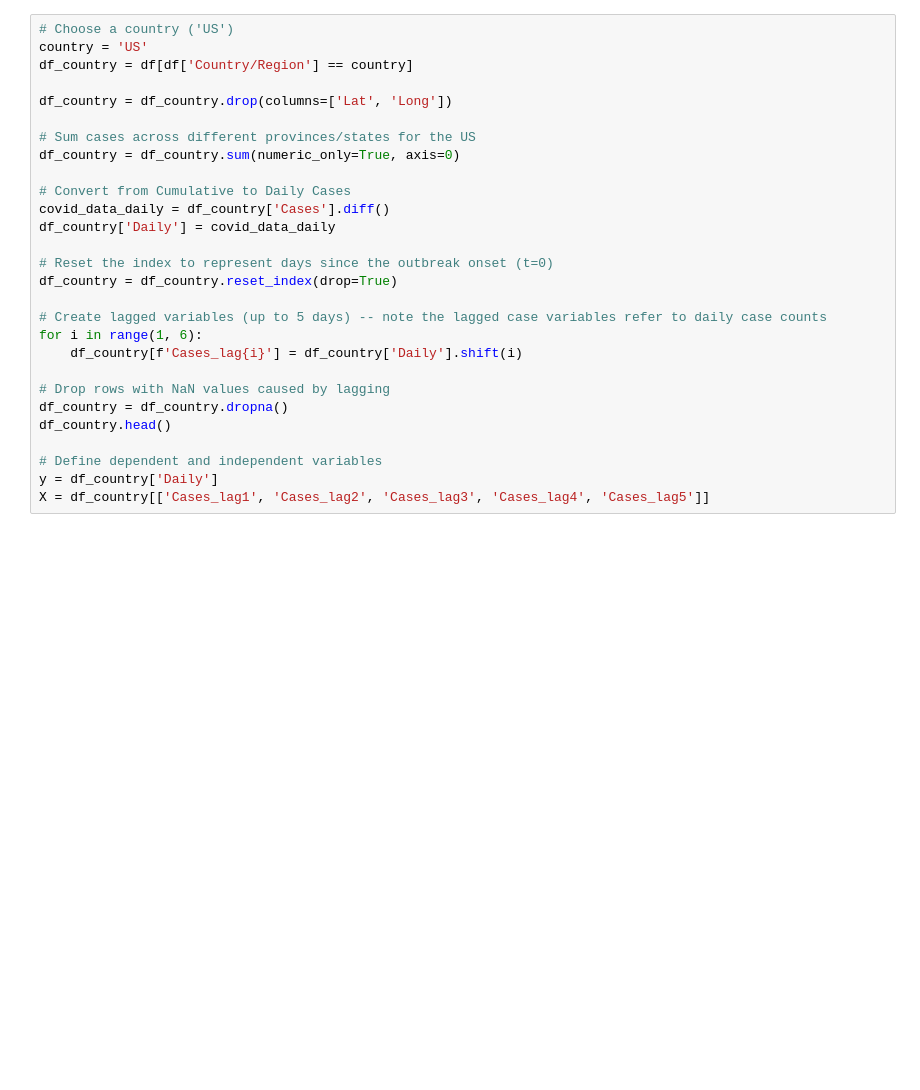
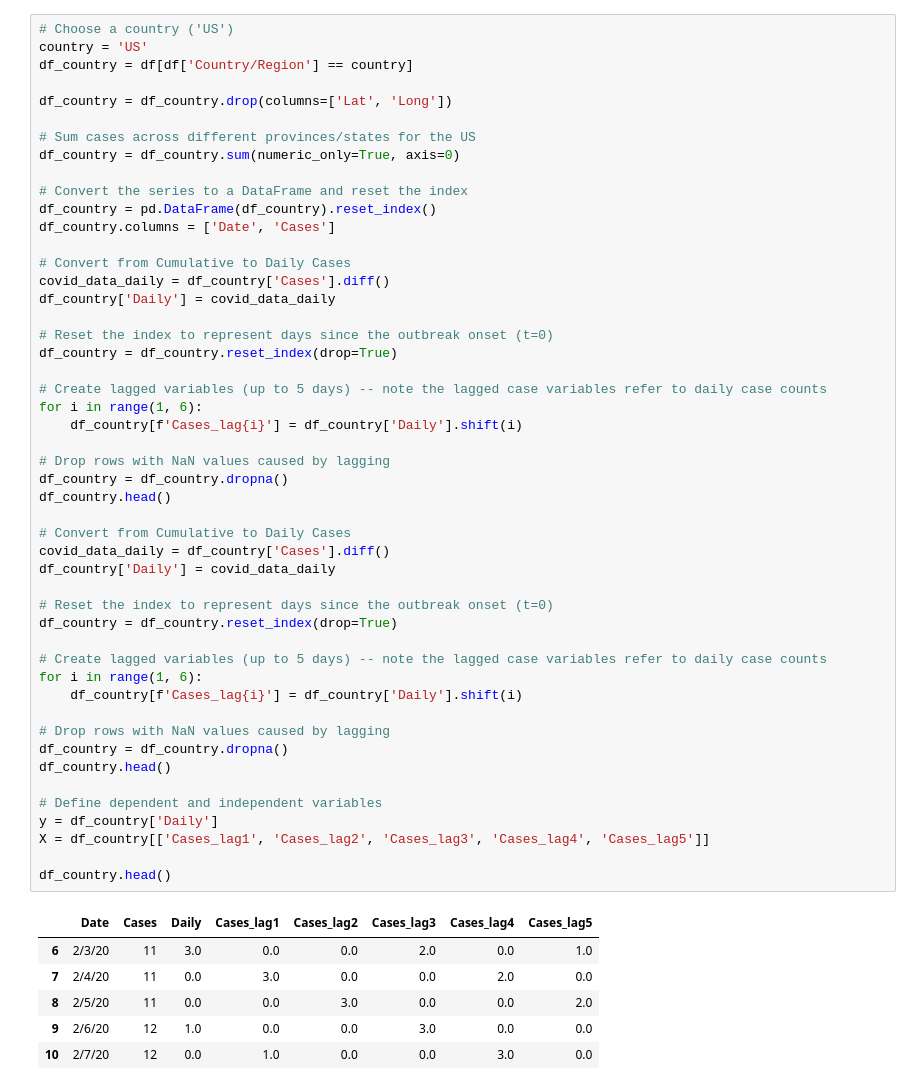
Before and after one commit to jferri3/ds4ph-team2-hw9, a Jupyter notebook: hw9.ipynb, the cells around one changed output. Saved outputs shown, nothing was run; the diff lists cells and outputs as text; blank space fills up the shorter version.

Commit message:
fix data import

```diff
--- a/hw9.ipynb
+++ b/hw9.ipynb
@@ -14,28 +19,56 @@ ModuleNotFoundError: No module named 'torch'
 # %%
 # Choose a country ('US')
 country = 'US'
 df_country = df[df['Country/Region'] == country]
 
 df_country = df_country.drop(columns=['Lat', 'Long'])
 
 # Sum cases across different provinces/states for the US
 df_country = df_country.sum(numeric_only=True, axis=0)
+
+# Convert the series to a DataFrame and reset the index
+df_country = pd.DataFrame(df_country).reset_index()
+df_country.columns = ['Date', 'Cases']
+
+# Convert from Cumulative to Daily Cases
+covid_data_daily = df_country['Cases'].diff()
+df_country['Daily'] = covid_data_daily
+
+# Reset the index to represent days since the outbreak onset (t=0)
+df_country = df_country.reset_index(drop=True)
+
+# Create lagged variables (up to 5 days) -- note the lagged case variables refer to daily case counts
+for i in range(1, 6):
+    df_country[f'Cases_lag{i}'] = df_country['Daily'].shift(i)
+
+# Drop rows with NaN values caused by lagging
+df_country = df_country.dropna()
+df_country.head()
 
 # Convert from Cumulative to Daily Cases
 covid_data_daily = df_country['Cases'].diff()
 df_country['Daily'] = covid_data_daily
 
 # Reset the index to represent days since the outbreak onset (t=0)
 df_country = df_country.reset_index(drop=True)
 
 # Create lagged variables (up to 5 days) -- note the lagged case variables refer to daily case counts
 for i in range(1, 6):
     df_country[f'Cases_lag{i}'] = df_country['Daily'].shift(i)
 
 # Drop rows with NaN values caused by lagging
 df_country = df_country.dropna()
 df_country.head()
 
 # Define dependent and independent variables
 y = df_country['Daily']
 X = df_country[['Cases_lag1', 'Cases_lag2', 'Cases_lag3', 'Cases_lag4', 'Cases_lag5']]
+
+df_country.head()
+# %% [output]
+|  | Date | Cases | Daily | Cases_lag1 | Cases_lag2 | Cases_lag3 | Cases_lag4 | Cases_lag5 |
+| 6 | 2/3/20 | 11 | 3.0 | 0.0 | 0.0 | 2.0 | 0.0 | 1.0 |
+| 7 | 2/4/20 | 11 | 0.0 | 3.0 | 0.0 | 0.0 | 2.0 | 0.0 |
+| 8 | 2/5/20 | 11 | 0.0 | 0.0 | 3.0 | 0.0 | 0.0 | 2.0 |
+| 9 | 2/6/20 | 12 | 1.0 | 0.0 | 0.0 | 3.0 | 0.0 | 0.0 |
+| 10 | 2/7/20 | 12 | 0.0 | 1.0 | 0.0 | 0.0 | 3.0 | 0.0 |
```
Also changed, not shown: parts of 1 cell of this notebook.
